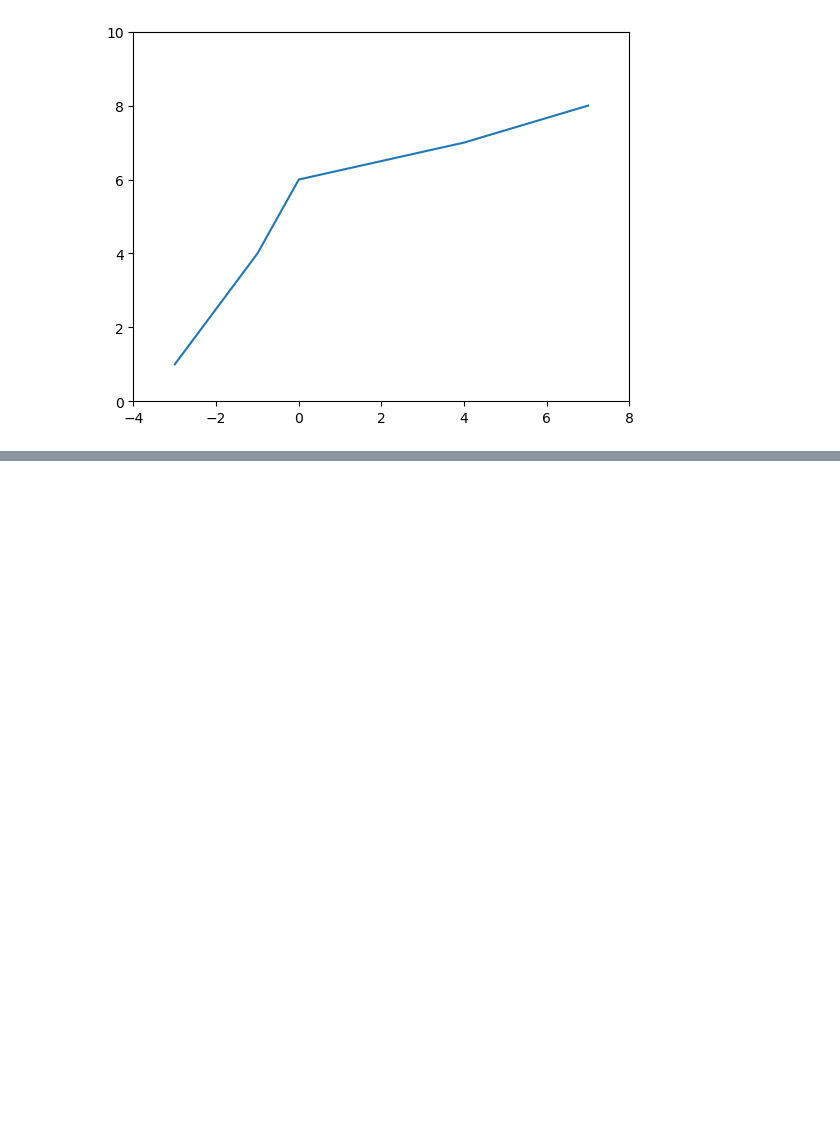
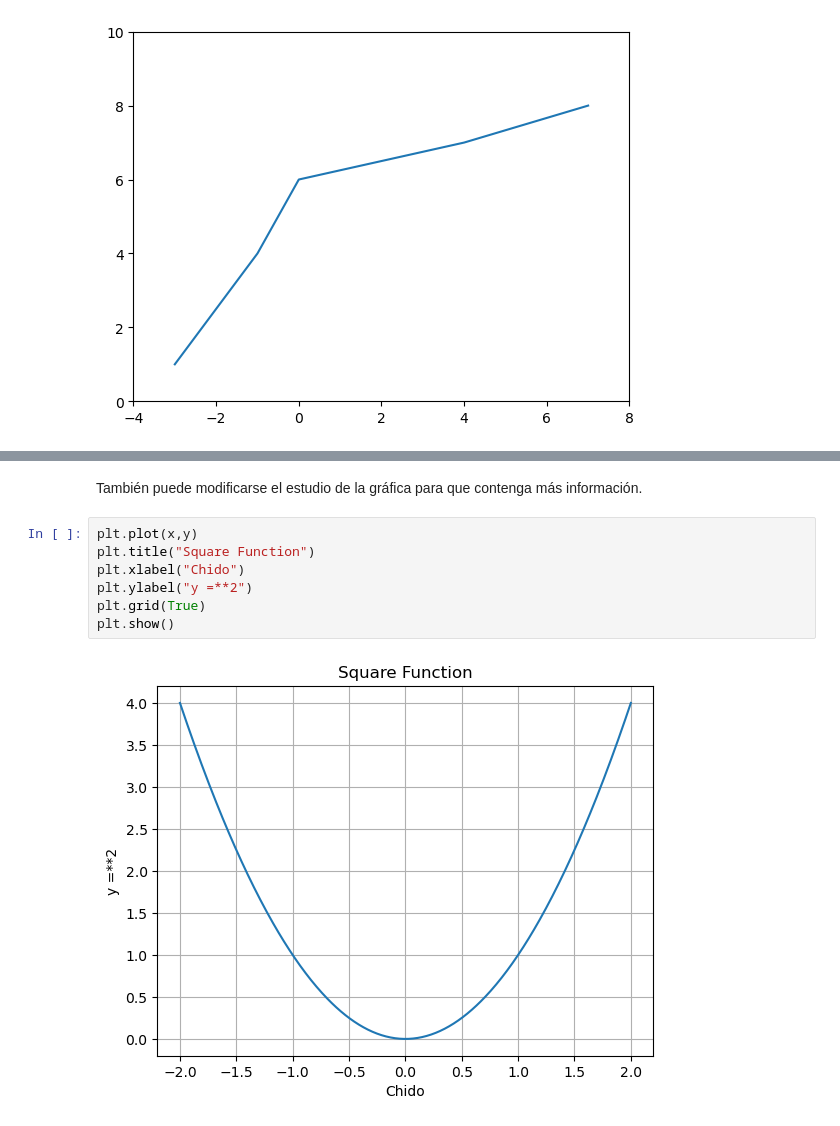
Before and after one commit to TerrazasJr316/email-detector, a Jupyter notebook: 03_Matplotlib.ipynb, the cells around one changed output, grey strips where cells are left out. Drawn from its saved outputs; the diff is of its cells as text; blank space fills up the shorter version.

```diff
--- a/03_Matplotlib.ipynb
+++ b/03_Matplotlib.ipynb
@@ -37,0 +49,11 @@ plt.show()
+# %% [markdown]
+También puede modificarse el estudio de la gráfica para que contenga más información.
+# %%
+plt.plot(x,y)
+plt.title("Square Function")
+plt.xlabel("Chido")
+plt.ylabel("y =**2")
+plt.grid(True)
+plt.show()
+# %% [output]
+[figure, added]
```
Also changed, not shown: parts of 12 cells of this notebook.
